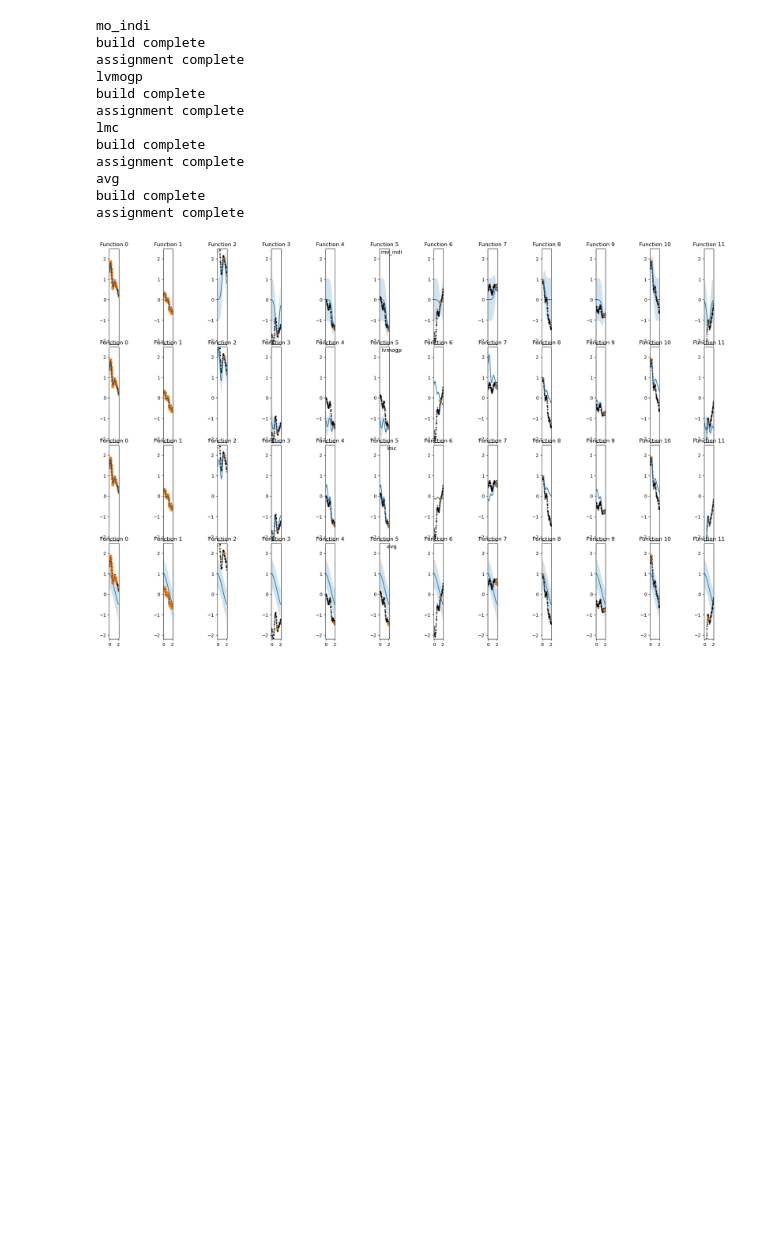
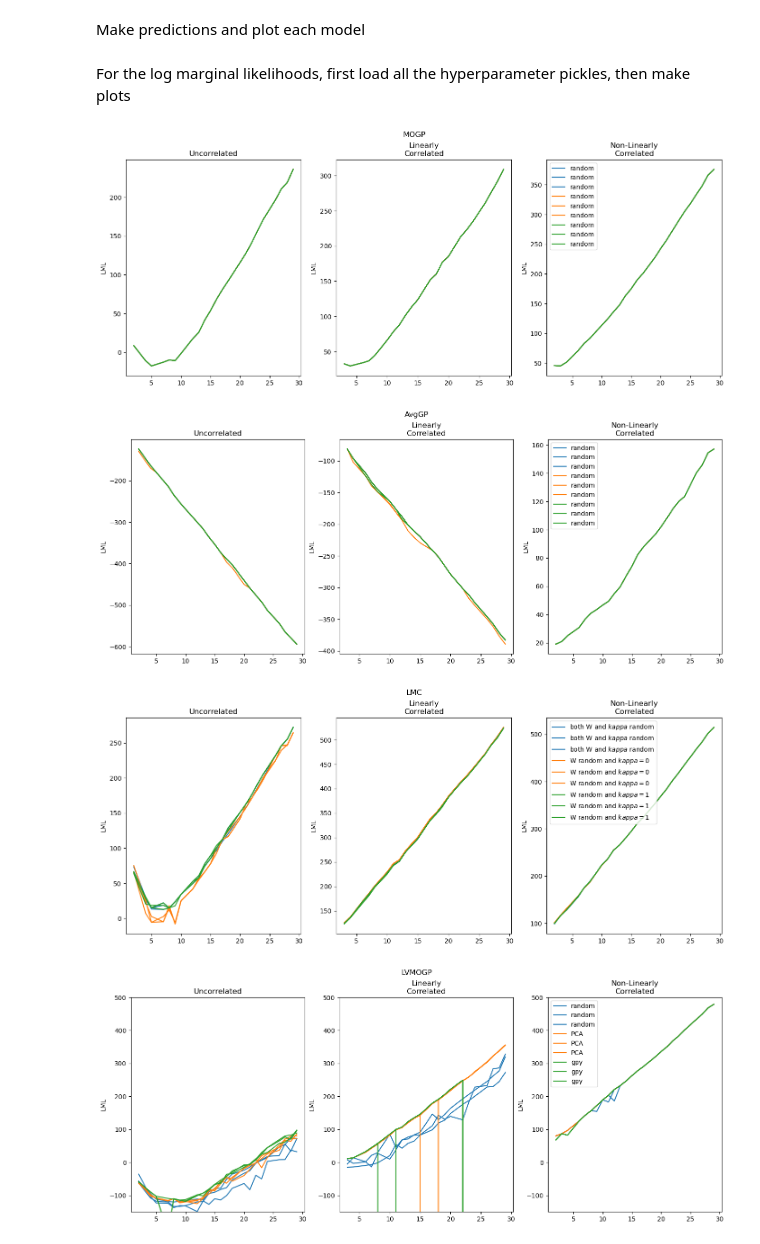
Before and after one commit to RSedgwick/TLGPs, a Jupyter notebook: model_learning_curves/Plot_Predictions.ipynb, the cells around one changed output. Cells and saved outputs as stored; diff of their text form; code cells hidden in the pictures; blank space fills up the shorter version.

Commit message:
plots for optimisation inits

```diff
--- a/model_learning_curves/Plot_Predictions.ipynb
+++ b/model_learning_curves/Plot_Predictions.ipynb
@@ -43,25 +46,29 @@ hyperparams['final_lml'] = [hyperparams['lmls'].to_numpy()[i][-1] for i in range
 # %%
-from gpflow.base import default_float
 
-gps = {model_name: None for model_name in hyperparams['model'].unique()}
-for model_name in hyperparams['model'].unique():
+
+gps = {model_name: None for model_name in ['mo_indi', 'avg', 'lmc', 'lvmogp']}
+for model_name in ['mo_indi', 'avg', 'lmc', 'lvmogp']:
        print(model_name)
        mod_df = hyperparams[hyperparams['model'] == model_name]
        gps[model_name] = fit_model_from_hyperparameters(mod_df)
-# %% [output]
-mo_indi
-build complete
-assignment complete
-lvmogp
-build complete
-assignment complete
-lmc
-build complete
-assignment complete
-avg
-build complete
-assignment complete
+# %% [markdown]
+Make predictions and plot each model
 # %%
-plot_all_models_from_hyperparameters(gps, hyperparams, save_fig=False, save_path=None)
+plot_all_models_from_hyperparameters(gps, hyperparams, plot_new_ys=False, save_fig=False, save_path=None)
-# %% [output]
-[figure, removed]
+# %% [markdown]
+For the log marginal likelihoods, first load all the hyperparameter pickles, then make plots
+# %%
+from analysis_utils import load_all_hyperparameters
+
+hyp_df = load_all_hyperparameters()
+hyp_df['final_lml'] = [hyp_df['lmls'].to_list()[i][-1] for i in range(len(hyp_df))]
+# %%
+seed = 2
+data_seed = 3
+
+plot_log_marginal_likelihoods_of_restarts(hyp_df, seed, data_seed)
+# %% [output]
+[figure, added]
+[figure, added]
+[figure, added]
+[figure, added]
```
Also changed, not shown: parts of 5 cells of this notebook, 3 other files.
